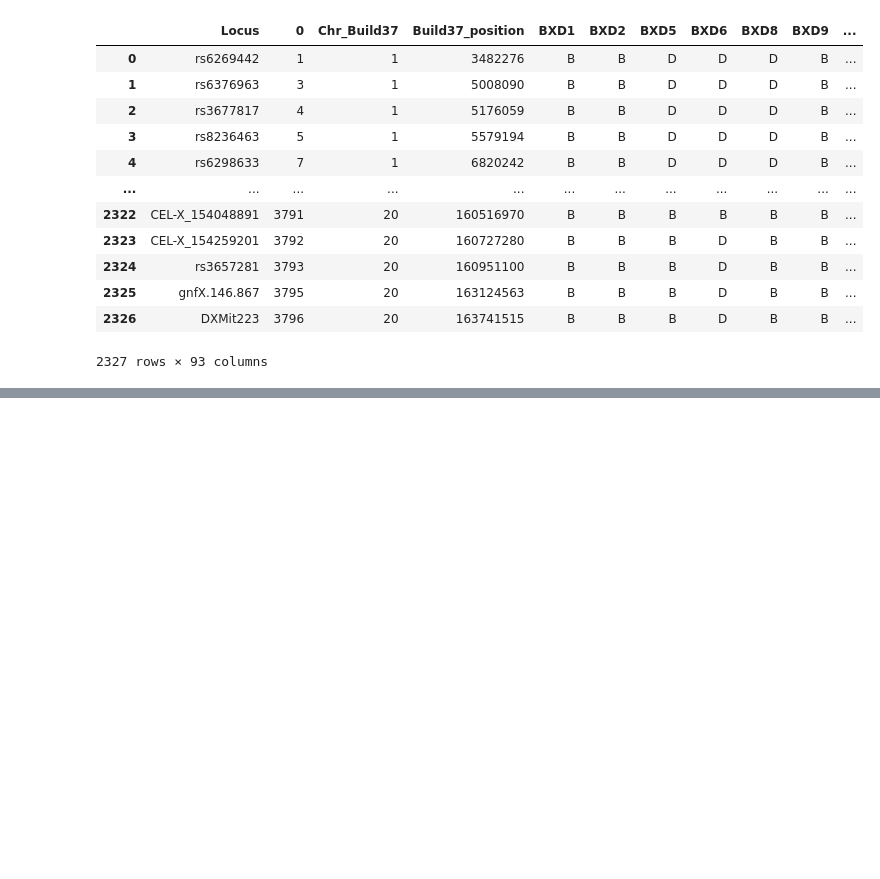
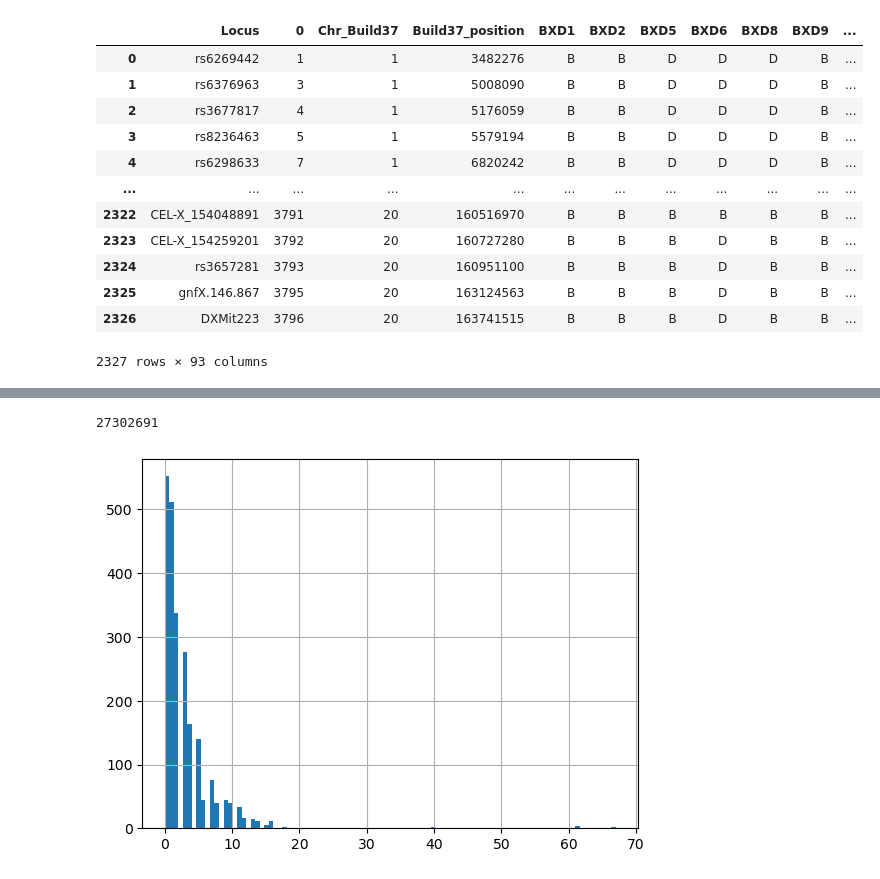
Before and after one commit to guyshur/system_genetics, a Jupyter notebook: drors_work.ipynb, the cells around one changed output, grey strips where cells are left out. Saved outputs shown, nothing was run; the diff lists cells and outputs as text; code cells hidden in the pictures; blank space fills up the shorter version.

Commit message:
Updated my notebook and adjust QTL_FDR_analysis function to general data.

```diff
--- a/drors_work.ipynb
+++ b/drors_work.ipynb
@@ -362,0 +541,4 @@ def regress(x, y):
+# %%
+
+corrected_hypo_eqtl = fdr_analysis(non_fdr_hypo_eqtl)
+corrected_liver_eqtl = fdr_analysis(non_fdr_liver_eqtl)
@@ -362,0 +547,10 @@ def regress(x, y):
+# %%
+non_fdr_liver_eqtl.size
+# %% [output]
+27302691
+# %%
+(corrected_liver_eqtl <= 0.05).sum(axis = 1).hist(bins=100)
+
+plt.show()
+# %% [output]
+[figure, added]
```
Also changed, not shown: parts of 20 cells of this notebook, 1 other file.
